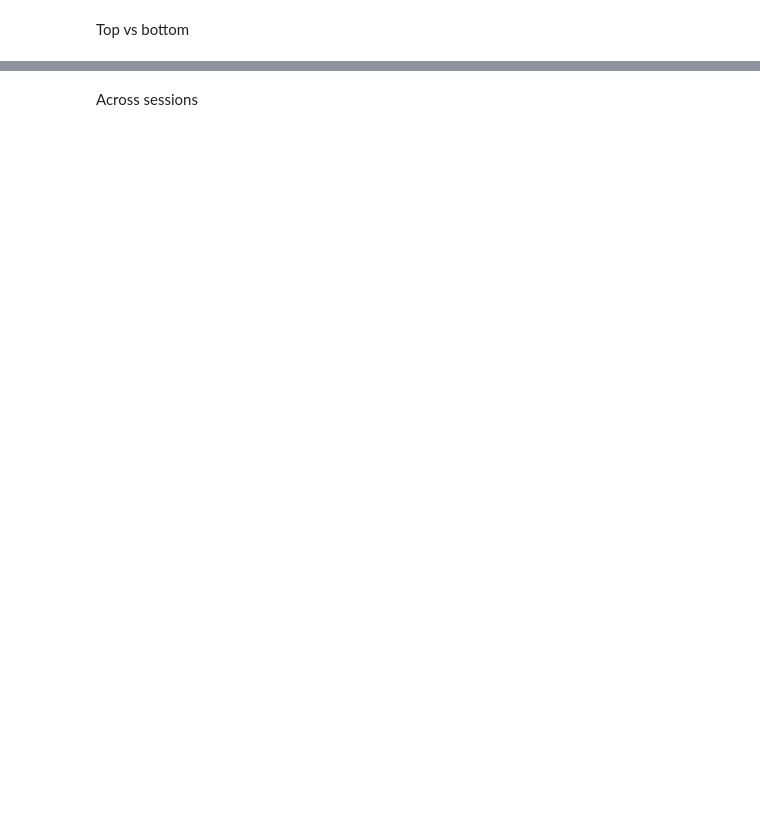
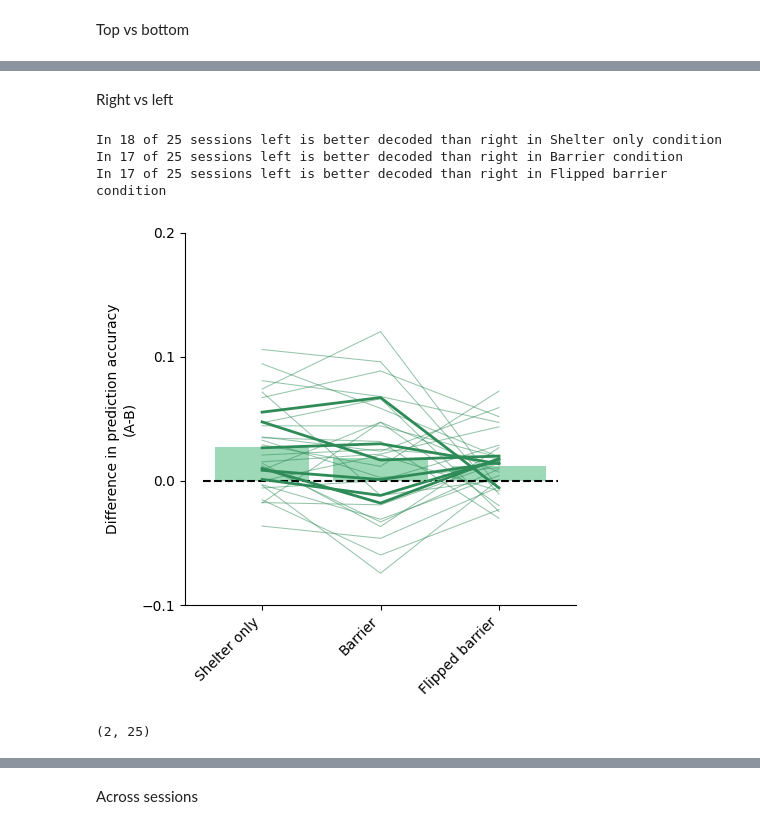
Before and after one commit to BrancoLab/JAL2_subgoal_pipeline, a Jupyter notebook: JR_test_scripts/SWC_labmeeting_figures.ipynb, the cells around one changed output, grey strips where cells are left out. Cells and saved outputs as stored; diff of their text form; code cells hidden in the pictures; blank space fills up the shorter version.

```diff
--- a/JR_test_scripts/SWC_labmeeting_figures.ipynb
+++ b/JR_test_scripts/SWC_labmeeting_figures.ipynb
@@ -196,0 +203,39 @@ plt.savefig(save_path+'/'+str('pa_bttom_top_diff_allsesh_'+settings+'.png'))
+# %% [markdown]
+Right vs left
+# %%
+''' Plot the difference in pa for two goals'''
+c = ['left_barrier', 'right_barrier']
+cond = ['Shelter only','Barrier','Flipped barrier']
+
+fig, axs = plt.subplots(1,1,figsize = (5,5))
+
+diff = avg_pa[c[0]] - avg_pa[c[1]]
+axs.bar(conditions,np.nanmean(diff,axis=0),color = 'mediumseagreen',alpha = .5)
+for p in diff:
+    axs.plot(conditions,p,color = 'seagreen',alpha = .5, linewidth = .75)
+axs.plot([-.5,2.5],[0,0],'--k')
+diff = m_avg_pa[c[0]] - m_avg_pa[c[1]]
+for m, p in enumerate(diff):
+    axs.plot(conditions, p, linewidth = 2, label = unique_mouse[m], color = 'seagreen')
+axs.set_xticks(np.arange(len(conditions)))
+axs.set_xticklabels(cond,rotation = 45, ha="right")
+axs.set_yticks([-.1,0,.1,.2])
+axs.set_ylim([-.1,.2])
+axs.set_ylabel('Difference in prediction accuracy\n(A-B)')
+axs.spines['top'].set_visible(False)
+axs.spines['right'].set_visible(False)
+plt.tight_layout()
+# plt.savefig(save_path+'/'+str('pa_left_right_diff_allsesh_'+settings+'.png'))
+
+diff = avg_pa[c[0]] - avg_pa[c[1]]
+for i in [0,1,2]:
+    print('In ' + str(np.sum(diff[:,i] > 0)) + ' of ' + str(len(diff[:,i])) + ' sessions left is better decoded than right in ' + cond[i] + ' condition')
+# %% [output]
+In 18 of 25 sessions left is better decoded than right in Shelter only condition
+In 17 of 25 sessions left is better decoded than right in Barrier condition
+In 17 of 25 sessions left is better decoded than right in Flipped barrier condition
+[figure, added]
+# %%
+np.shape(diff)
+# %% [output]
+(2, 25)
```
Also changed, not shown: parts of 10 cells of this notebook, 1 other file.
